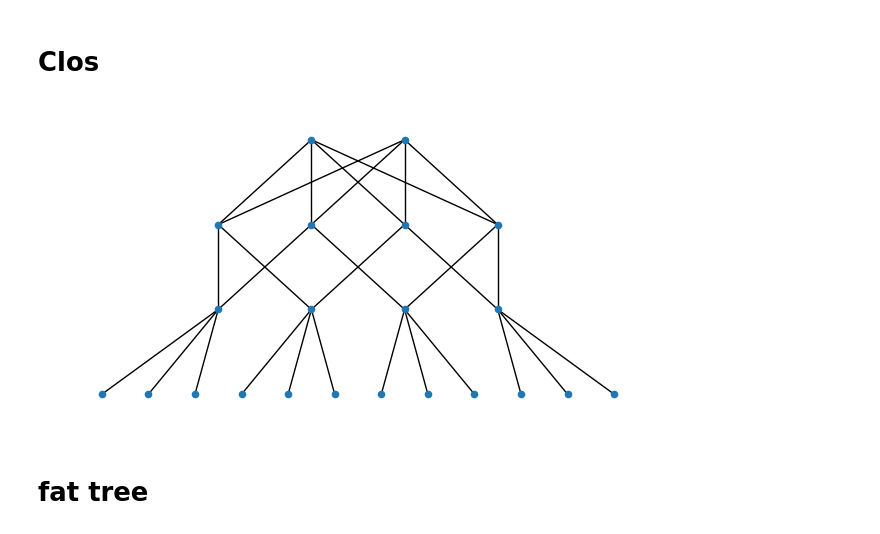
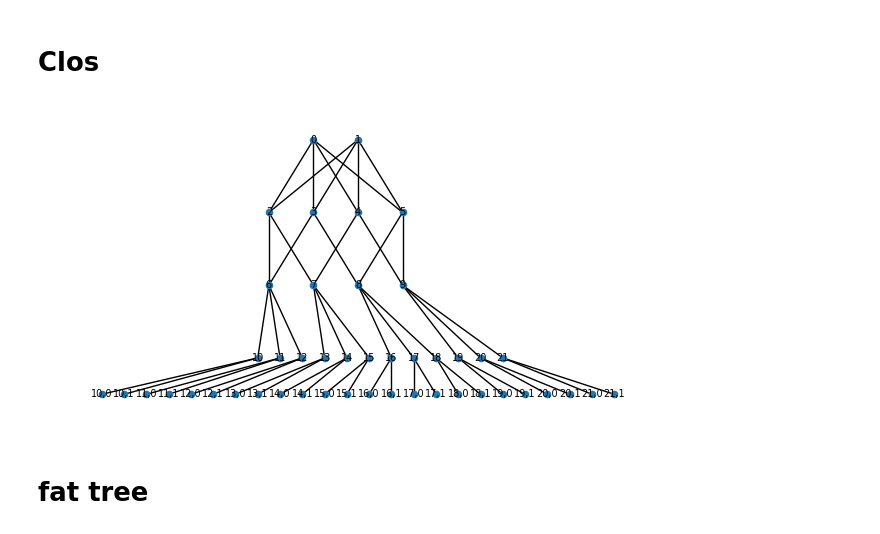
Before and after one commit to hassan-shap/QswitchNet, a Jupyter notebook: compiler_multiqubit.ipynb, the cells around one changed output. Drawn from its saved outputs; the diff is of its cells as text; code cells hidden in the pictures.

```diff
--- a/compiler_multiqubit.ipynb
+++ b/compiler_multiqubit.ipynb
@@ -47,0 +66,20 @@ circuit_plot(gate_pos,gate_seq)
+# %%
+num_nodes = 4
+node_list = range(num_nodes)
+qubits_per_node = 2
+qubit_list = range(qubits_per_node)
+num_qubits = num_nodes * qubits_per_node
+num_gates = 20
+
+connections = []
+for i in range(num_nodes):
+    for j in range(i+1,num_nodes):
+        connections.append((node_list[i],node_list[j]))
+
+gate_seq_nodes = random.choices(connections, k=num_gates)
+print(gate_seq_nodes)
+gate_seq = []
+for n1, n2 in gate_seq_nodes:
+    gate_seq.append((f"{n1},{random.sample(qubit_list,1)[0]}",f"{n2},{random.sample(qubit_list,1)[0]}"))
+
+print(gate_seq)
@@ -205,6 +400,7 @@ n = 4 # starts from 4
 bandwidth = 2
 num_bsm = 1
 num_ToR = 3
+num_qubits_per_node = 2
 num_core = n // 2
 num_agg = n
 num_edge = n**2 // 4
@@ -235,6 +431,15 @@ edge_switches = range(num_core+num_agg,num_core + num_agg + num_edge)
 G.add_nodes_from(edge_switches, type='agg')
 node_list = range(num_core + num_agg + num_edge,num_vertices)
 G.add_nodes_from(node_list, type='node')
+node_qubit_list = []
+for node in node_list:
+    for qubit in range(num_qubits_per_node):
+        qname = f"{node},{qubit}"
+        node_qubit_list.append(qname)
+        G.add_edge(node,qname, weight=1)
+
+# G.add_nodes_from(node_qubit_list, type='qubit')
+
 
 for core in core_switches:
     for agg in agg_switches:
@@ -245,38 +450,39 @@ extra_edges = []
 agg_conn = np.ones(num_agg)* (n//2)
 for i, edge in enumerate(edge_switches):
     i1 = np.argwhere(agg_conn>0)[0,0]
     G.add_edge(edge,agg_switches[i1], weight=agg_bw)
     agg_conn[i1] -= 1
     if edge in conn_left:
         extra_edges.append((edge,agg_switches[i1]))
         new_edges.append((edge,agg_switches[i1-1]))
     G.add_edge(edge,agg_switches[i1+1], weight=agg_bw)
     agg_conn[i1+1] -= 1
     if edge in conn_right:
         extra_edges.append((edge,agg_switches[i1+1]))
         new_edges.append((edge,agg_switches[i1+2]))
 
 G.remove_edges_from(extra_edges)
 G.add_edges_from(new_edges, weight=agg_bw)
 
 for i, edge in enumerate(edge_switches):
     for j in range(num_ToR):
         G.add_edge(edge,node_list[num_ToR*i+j], weight=edge_bw)
 
-shift = 1
+shift = 3.5
 pos_core = {i: (shift+i+ n/4 ,2) for i in core_switches}
 pos_agg = {i: (shift+(i-n//2)% n,1) for i in agg_switches}
 pos_edge = {i: (shift+i-7*n/4+1,0) for i in edge_switches}
-pos_nodes = {node: (i/2-1/4,-1) for i, node in enumerate(node_list)}
-pos = pos_core | pos_agg | pos_edge | pos_nodes
+pos_nodes = {node: (shift+i/2-1/4,-1) for i, node in enumerate(node_list)}
+pos_qs = {q: (i/2-1/4,-1.5) for i, q in enumerate(node_qubit_list)}
+pos = pos_core | pos_agg | pos_edge | pos_nodes | pos_qs
 
 
 fig, ax = plt.subplots(figsize=(8,4))
 
-nx.draw(G, pos, node_size=20)#,  with_labels=True)
+nx.draw(G, pos, node_size=20, font_size=7, with_labels=True)
 plt.show()
 # %% [output]
-[figure, old version]
+[figure, new version]
 # %% [markdown]
 # fat tree
 # %%
```
Also changed, not shown: parts of 8 cells of this notebook.
